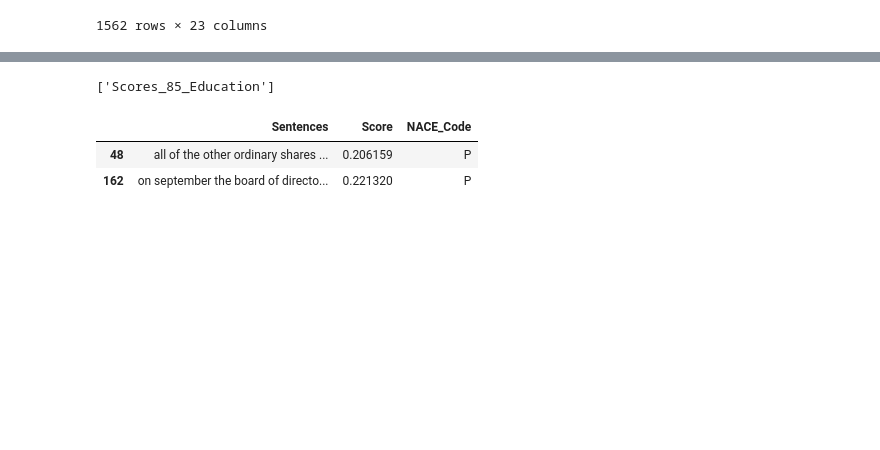
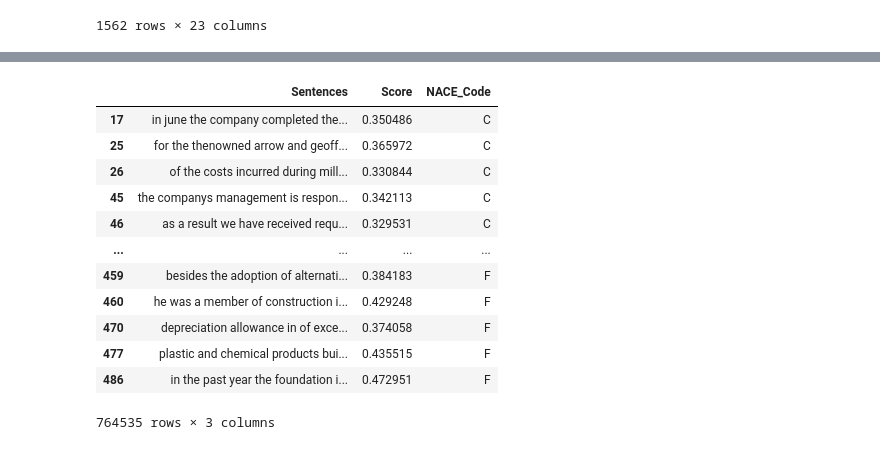
Before and after one commit to hendrikweichel/nace_report_topic_analysis, a Jupyter notebook: benchmark/aggregate_training_data_reading.ipynb, the cells around one changed output, grey strips where cells are left out. Cells and saved outputs as stored; diff of their text form; code cells hidden in the pictures; blank space fills up the shorter version.

```diff
--- a/benchmark/aggregate_training_data_reading.ipynb
+++ b/benchmark/aggregate_training_data_reading.ipynb
@@ -11,6 +17,8 @@ from test_base import *
 # %%
 overview_path = "/Users/hendrikweichel/projects/NaceCodeClassification/nace_report_topic_analysis_3/data/datasets/stoxx_600/stoxx_600_overview.csv"
 overview_path = "/Users/hendrikweichel/projects/NaceCodeClassification/nace_report_topic_analysis_3/data/datasets/reports_subset_from_full_data_1/reports_subset_from_full_data_1_overview.csv"
+overview_path = wor_dir + "/data/datasets/reports_subset_from_full_data_1/reports_subset_from_full_data_1_overview.csv"
+overview_path = "/Users/hendrikweichel/projects/NaceCodeClassification/nace_report_topic_analysis_3/data/datasets/reports_subset_from_full_data_1/reports_subset_from_full_data_1_overview.csv"
 # %%
 raw_data_path = "/Users/hendrikweichel/projects/NaceCodeClassification/nace_report_topic_analysis_3/results/paragraph_and_sentence_len_3_min_chunk_len_100_cos_thresh_0.4_nace_level_2_stoxx/"
 raw_data_path = "/Users/hendrikweichel/projects/NaceCodeClassification/nace_report_topic_analysis_3/results/paragraph_and_sentence_len_3_min_chunk_len_100_cos_thresh_0.4_nace_level_2_stoxx/"
@@ -21,6 +29,13 @@ raw_data_path = "/Users/hendrikweichel/projects/NaceCodeClassification/nace_repo
 raw_data_path = "/Users/hendrikweichel/projects/NaceCodeClassification/nace_report_topic_analysis_3/results/paragraph_and_sentence_len_6_min_chunk_len_100_cos_thresh_0.4_nace_level_1_stoxx/"
 raw_data_path = "/Users/hendrikweichel/projects/NaceCodeClassification/nace_report_topic_analysis_3/results/dataset__reports_subset_from_full_data_1_sentence_len_6__min_chunk_len_100__cos_thresh_0.4__nace_level_1/"
 raw_data_path = "/Users/hendrikweichel/projects/NaceCodeClassification/nace_report_topic_analysis_3/results/dataset__reports_subset_from_full_data_1_sentence_len_6__min_chunk_len_100__cos_thresh_0.4__nace_level_2/"
+raw_data_path = "/Users/hendrikweichel/projects/NaceCodeClassification/nace_report_topic_analysis_3/results/dataset__reports_subset_from_full_data_1_sentence_len_6__min_chunk_len_100__cos_thresh_0.4__nace_level_4/"
+
+raw_data_path = "/Users/hendrikweichel/projects/NaceCodeClassification/nace_report_topic_analysis_3/results/dataset__reports_subset_from_full_data_1_sentence_len_6__min_chunk_len_100__cos_thresh_0.4__nace_level_1/"
+raw_data_path = "/Users/hendrikweichel/projects/NaceCodeClassification/nace_report_topic_analysis_3/results/dataset__reports_subset_from_full_data_1_sentence_len_6__min_chunk_len_100__cos_thresh_0.4__nace_level_2/"
+raw_data_path = wor_dir + "/results/dataset__reports_subset_from_full_data_1_sentence_len_6__min_chunk_len_100__cos_thresh_0.4__nace_level_4/"
+raw_data_path = wor_dir + "/results/dataset__reports_subset_from_full_data_1_sentence_len_6__min_chunk_len_100__cos_thresh_0.4__nace_level_3/"
+raw_data_path = "/Users/hendrikweichel/projects/NaceCodeClassification/nace_report_topic_analysis_3/results/dataset__reports_subset_from_full_data_1_sentence_len_6__min_chunk_len_100__cos_thresh_0.4__nace_level_2/"
 # %%
 reports = glob.glob(raw_data_path + "*/*_long.csv")
 reports = glob.glob(raw_data_path + "*/*_short.csv")
@@ -104,8 +102,6 @@ result = pd.DataFrame(columns=["Sentences", "Score", "NACE_Code"])
 # loop over all reports and get the all the sentences
 for report in tqdm.tqdm(reports):
 
-    if "Four Seasons Education" not in report:
-        continue
     df = pd.read_csv(report)
 
     if filter_only_right_chunks:
@@ -115,16 +111,11 @@ for report in tqdm.tqdm(reports):
         if nace_level == nace_level_descriptions:
             filter_column = list(filter(lambda x: "Scores_"+str(report_code) in x, df.columns))
         else:
-
             filter_column = []
             for column in df.columns:
                 if "Scores" in column:
                     if get_all_level(column.split("_")[1])[nace_level]==report_code:
                         filter_column.append(column)
-                #print(column.split("_"))
-
-            print(filter_column)
-
         df = df[["Sentences"]+filter_column]
 
     if nace_level == 1:
@@ -141,14 +132,22 @@ for report in tqdm.tqdm(reports):
             continue
         temp = temp.rename(columns={score: "Score"})
         result = pd.concat([result, temp])
-# %% [output]
-['Scores_85_Education']
-# %%
-result[result["Score"] > 0.2]
-# %% [output]
-|  | Sentences | Score | NACE_Code |
-| 48 | all of the other ordinary shares ... | 0.206159 | P |
-| 162 | on september the board of directo... | 0.221320 | P |
+# %%
+result
+# %% [output]
+|  | Sentences | Score | NACE_Code |
+| 17 | in june the company completed the... | 0.350486 | C |
+| 25 | for the thenowned arrow and geoff... | 0.365972 | C |
+| 26 | of the costs incurred during mill... | 0.330844 | C |
+| 45 | the companys management is respon... | 0.342113 | C |
+| 46 | as a result we have received requ... | 0.329531 | C |
+| ... | ... | ... | ... |
+| 459 | besides the adoption of alternati... | 0.384183 | F |
+| 460 | he was a member of construction i... | 0.429248 | F |
+| 470 | depreciation allowance in of exce... | 0.374058 | F |
+| 477 | plastic and chemical products bui... | 0.435515 | F |
+| 486 | in the past year the foundation i... | 0.472951 | F |
+764535 rows × 3 columns
 # %%
 os.makedirs(end_path, exist_ok=True)
 # %%
```
Also changed, not shown: parts of 15 cells of this notebook, 10 other files.
